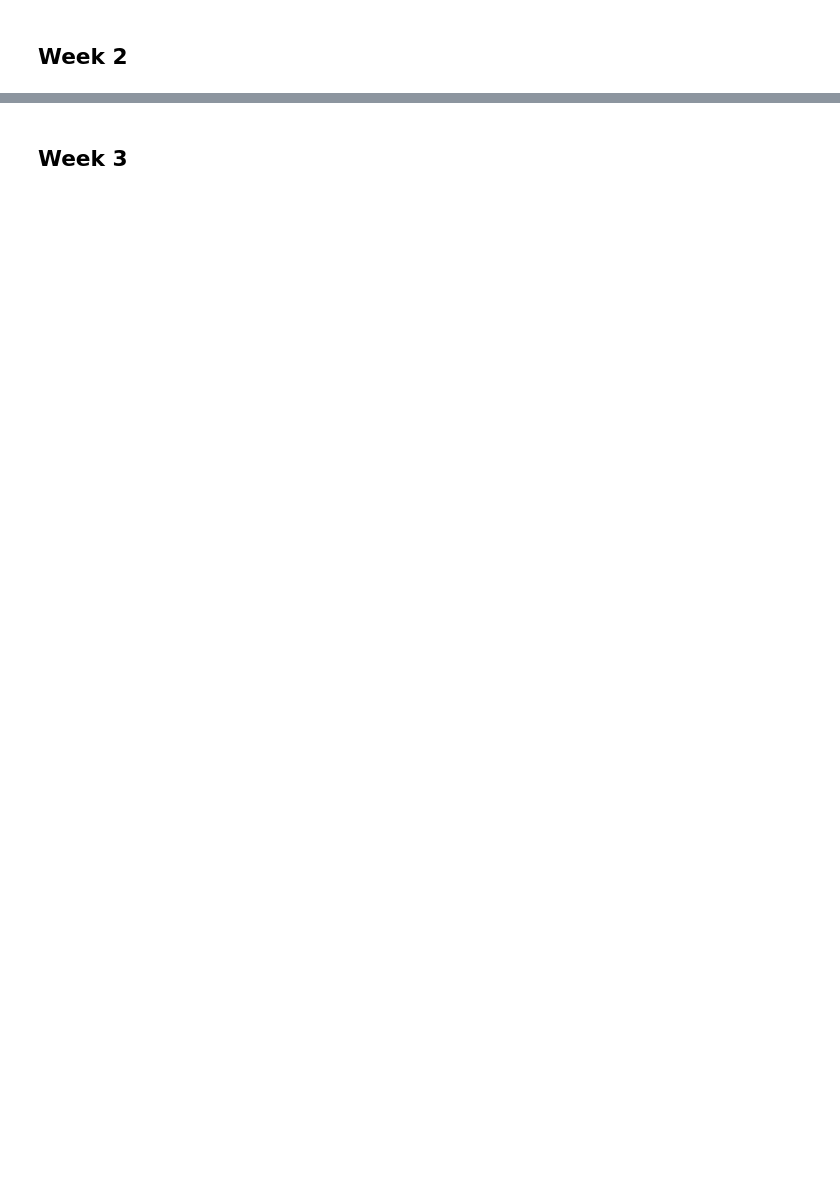
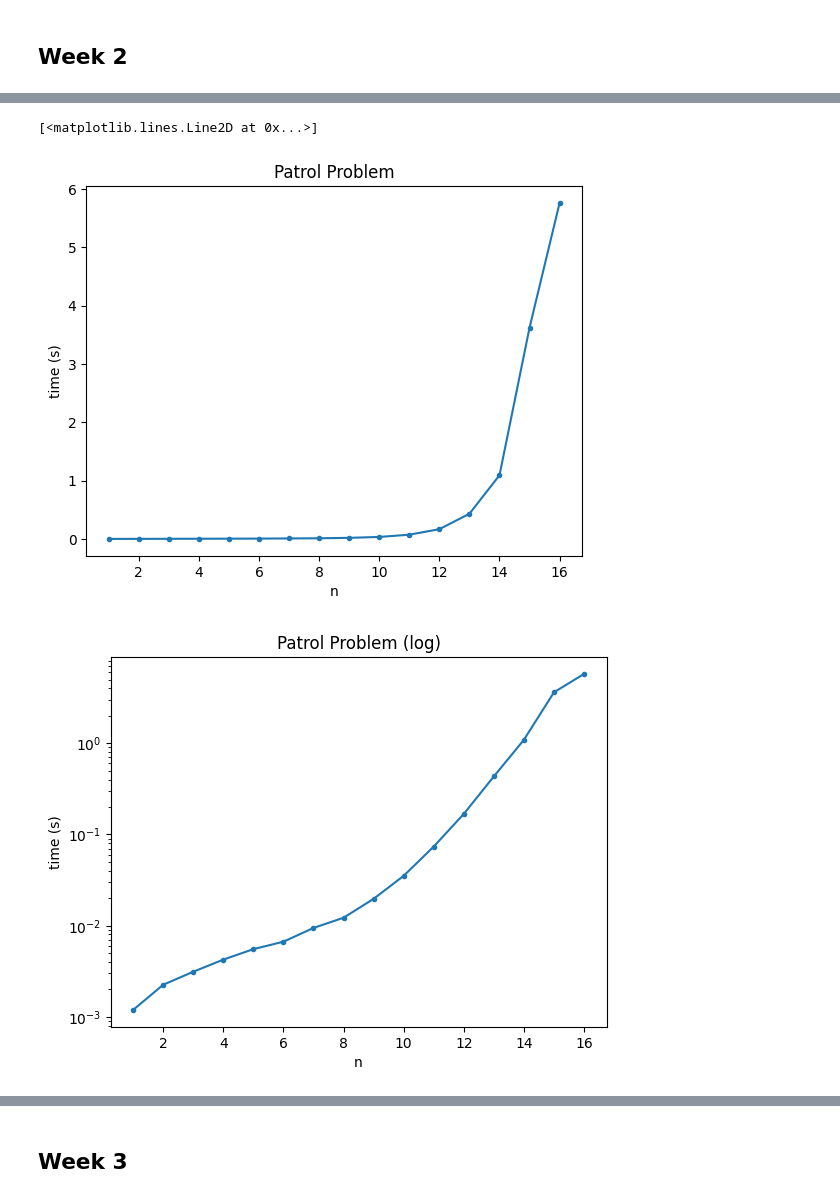
Before and after one commit to lilweege/3XB3-L1, a Jupyter notebook: graph_lab.ipynb, the cells around one changed output, grey strips where cells are left out. Cells and saved outputs as stored; diff of their text form; code cells hidden in the pictures; blank space fills up the shorter version.

```diff
--- a/graph_lab.ipynb
+++ b/graph_lab.ipynb
@@ -214,3 +210,29 @@ Islands DF (zone 2.5), AL (zone 3) connected by Pudding Mill Lane - Stratford (o
 Islands AL (zone 3), BD (zone 2.5) connected by Canning Town - East India (on line 13 (Docklands Light Railway))
 Islands AL (zone 3), DG (zone 2.5) connected by Canning Town - North Greenwich (on line 7 (Jubilee Line))
 Islands DH (zone 2.5), AC (zone 2) connected by Cutty Sark - Island Gardens (on line 13 (Docklands Light Railway))
+# %%
+
+def patrol_func(tubemap_graph, n):
+    stations = random.sample(list(tubemap_graph.adj.keys()), n)
+    return TubemapPatrolMetric(tubemap_graph, stations)()
+
+from time import perf_counter
+x, y = [], []
+# for n in range(1, 20):
+for n in range(1, 17):
+    t = perf_counter()
+    patrol_func(tubemap_graph, n)
+    t = perf_counter() - t
+    print(n, t)
+    x.append(n)
+    y.append(t)
+
+_, ax = plt.subplots(1, 1)
+ax.set_title("Patrol Problem")
+ax.set(xlabel="n", ylabel="time (s)")
+ax.plot(x, y, marker='.')
+_, ax = plt.subplots(1, 1)
+ax.set_title("Patrol Problem (log)")
+ax.set(xlabel="n", ylabel="time (s)")
+ax.semilogy(x, y, marker='.')
+# %% [output]
@@ -217,2 +255,5 @@ Islands DH (zone 2.5), AC (zone 2) connected by Cutty Sark - Island Gardens (on
+[<matplotlib.lines.Line2D at 0x...>]
+[figure, added]
+[figure, added]
 # %% [markdown]
 ### Analysis of algorithms
```
Also changed, not shown: parts of 4 cells of this notebook, 1 other file.
